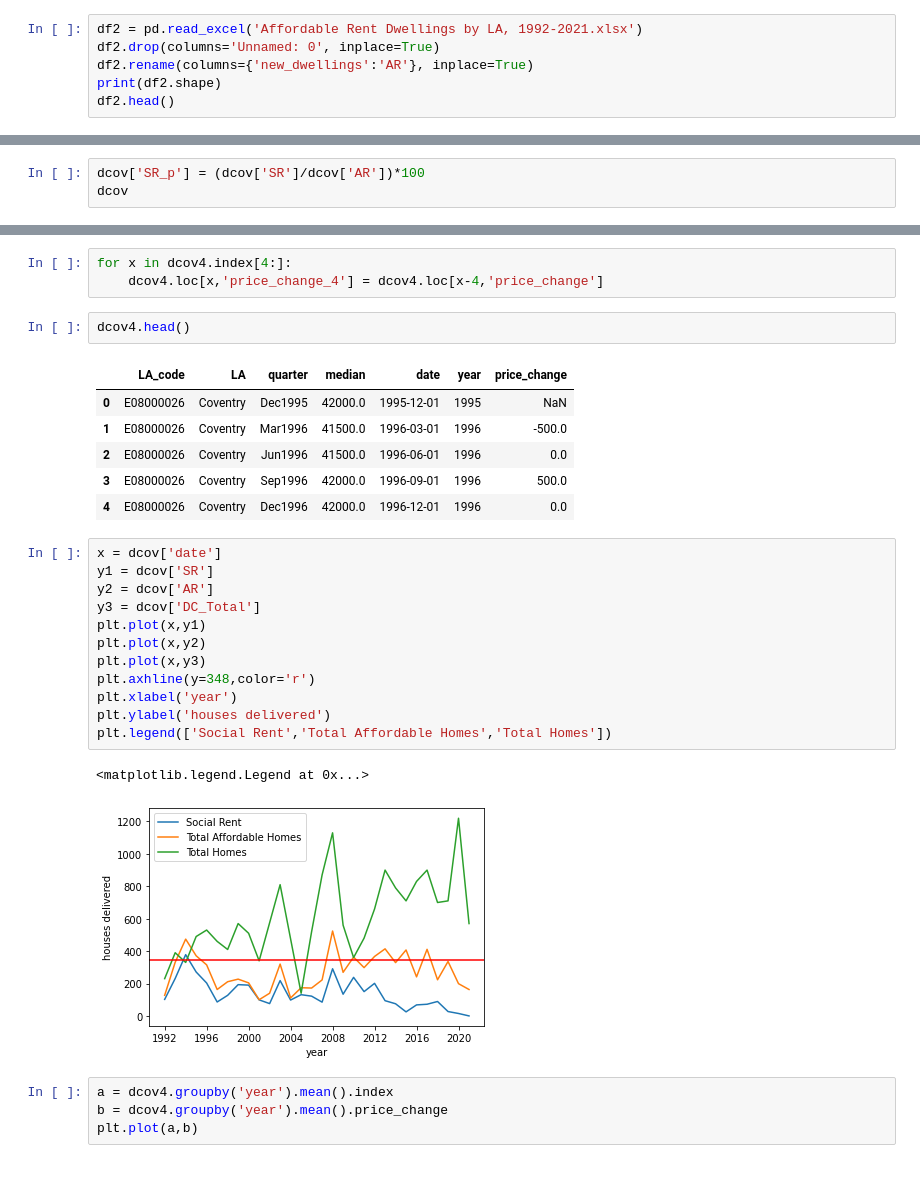
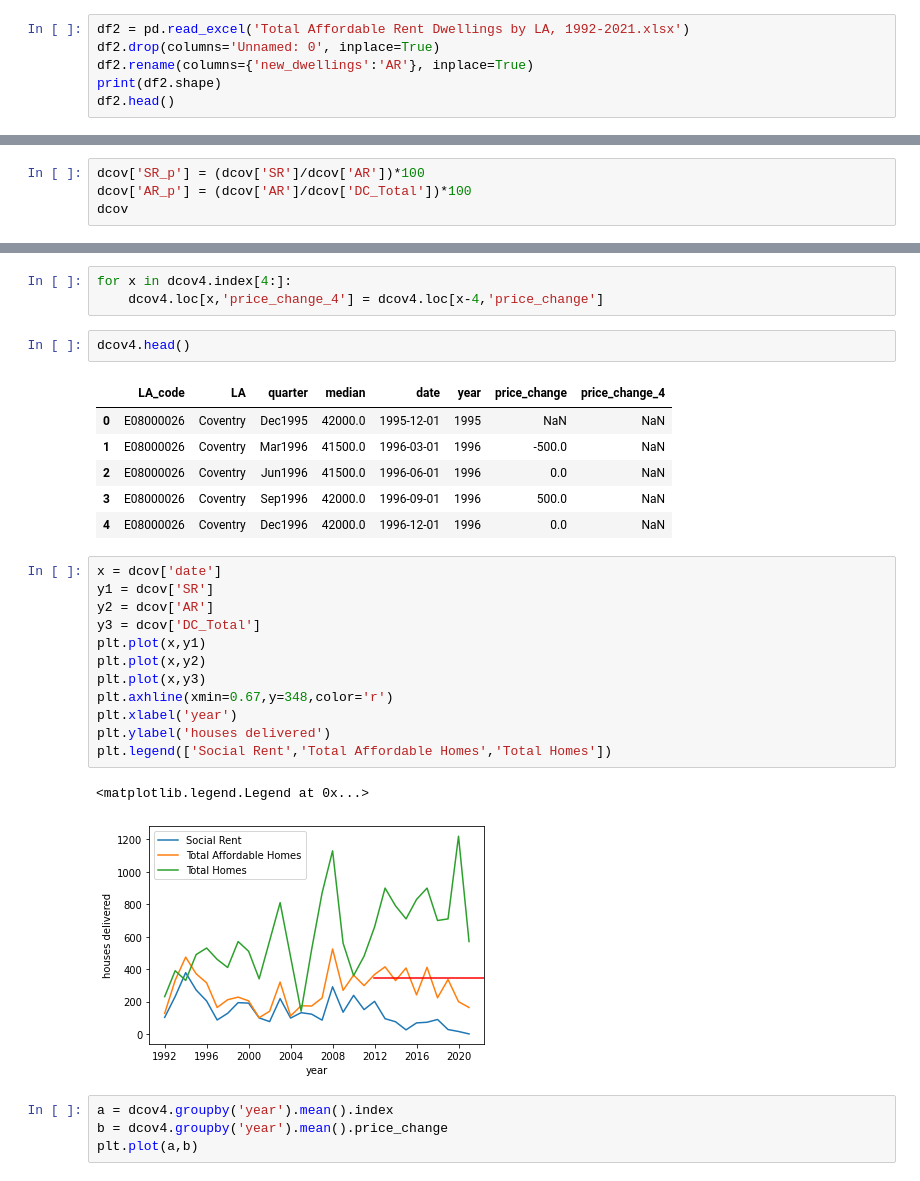
Before and after one commit to potato-bit/RA, a Jupyter notebook: cleaned datasets/analysis.ipynb, the cells around one changed output, grey strips where cells are left out. Drawn from its saved outputs; the diff is of its cells as text.

```diff
--- a/cleaned datasets/analysis.ipynb
+++ b/cleaned datasets/analysis.ipynb
@@ -30,7 +30,7 @@ df1.head()
 # %% [markdown]
 Dataset for total number of affordable dwellings by LA, 1992-2021
 # %%
-df2 = pd.read_excel('Affordable Rent Dwellings by LA, 1992-2021.xlsx')
+df2 = pd.read_excel('Total Affordable Rent Dwellings by LA, 1992-2021.xlsx')
 df2.drop(columns='Unnamed: 0', inplace=True)
 df2.rename(columns={'new_dwellings':'AR'}, inplace=True)
 print(df2.shape)
@@ -100,5 +120,6 @@ dcov.loc[13,'DC_Total'] = 140
 dcov['DC_Total'] = dcov['DC_Total'].interpolate()
 # %%
 dcov['SR_p'] = (dcov['SR']/dcov['AR'])*100
+dcov['AR_p'] = (dcov['AR']/dcov['DC_Total'])*100
 dcov
 # %% [output]
@@ -181,27 +203,27 @@ for x in dcov4.index[4:]:
 # %%
 dcov4.head()
 # %% [output]
-|  | LA_code | LA | quarter | median | date | year | price_change |
-| 0 | E08000026 | Coventry | Dec1995 | 42000.0 | 1995-12-01 | 1995 | NaN |
-| 1 | E08000026 | Coventry | Mar1996 | 41500.0 | 1996-03-01 | 1996 | -500.0 |
-| 2 | E08000026 | Coventry | Jun1996 | 41500.0 | 1996-06-01 | 1996 | 0.0 |
-| 3 | E08000026 | Coventry | Sep1996 | 42000.0 | 1996-09-01 | 1996 | 500.0 |
-| 4 | E08000026 | Coventry | Dec1996 | 42000.0 | 1996-12-01 | 1996 | 0.0 |
+|  | LA_code | LA | quarter | median | date | year | price_change | price_change_4 |
+| 0 | E08000026 | Coventry | Dec1995 | 42000.0 | 1995-12-01 | 1995 | NaN | NaN |
+| 1 | E08000026 | Coventry | Mar1996 | 41500.0 | 1996-03-01 | 1996 | -500.0 | NaN |
+| 2 | E08000026 | Coventry | Jun1996 | 41500.0 | 1996-06-01 | 1996 | 0.0 | NaN |
+| 3 | E08000026 | Coventry | Sep1996 | 42000.0 | 1996-09-01 | 1996 | 500.0 | NaN |
+| 4 | E08000026 | Coventry | Dec1996 | 42000.0 | 1996-12-01 | 1996 | 0.0 | NaN |
 # %%
 x = dcov['date']
 y1 = dcov['SR']
 y2 = dcov['AR']
 y3 = dcov['DC_Total']
 plt.plot(x,y1)
 plt.plot(x,y2)
 plt.plot(x,y3)
-plt.axhline(y=348,color='r')
+plt.axhline(xmin=0.67,y=348,color='r')
 plt.xlabel('year')
 plt.ylabel('houses delivered')
 plt.legend(['Social Rent','Total Affordable Homes','Total Homes'])
 # %% [output]
 <matplotlib.legend.Legend at 0x...>
-[figure, old version]
+[figure, new version]
 # %%
 a = dcov4.groupby('year').mean().index
 b = dcov4.groupby('year').mean().price_change
```
Also changed, not shown: parts of 6 cells of this notebook, 2 other files.
